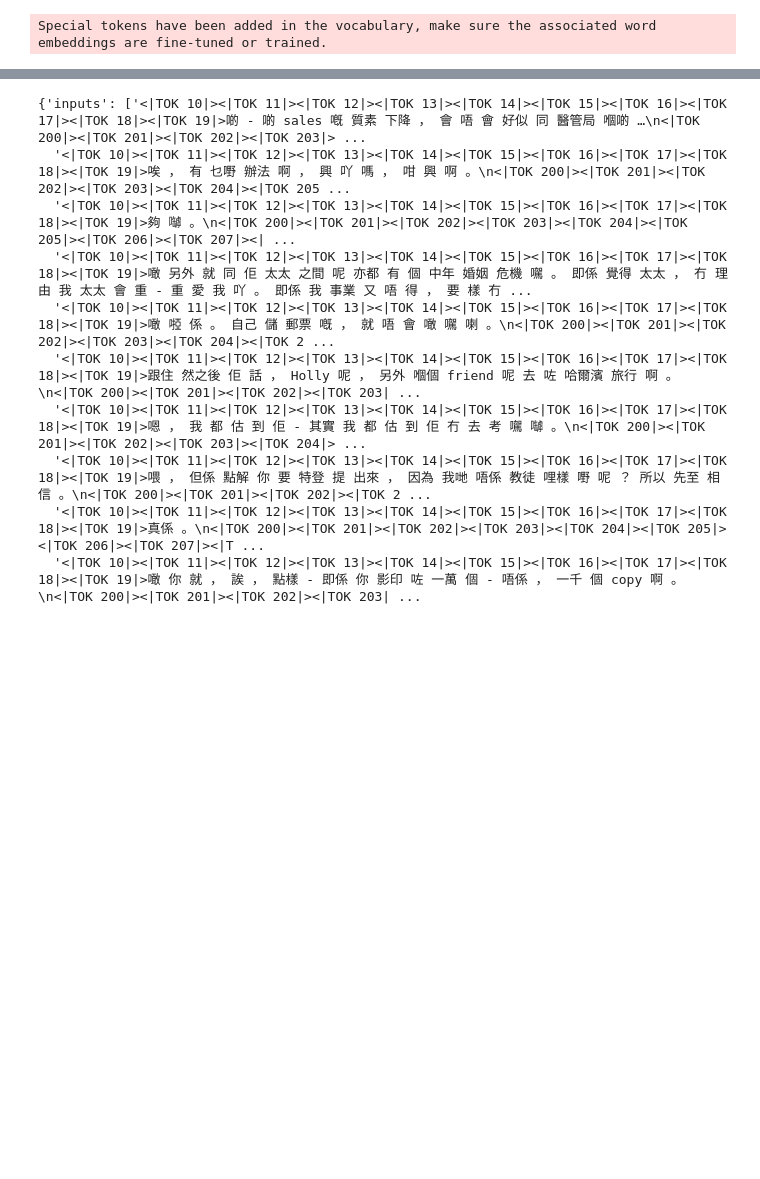
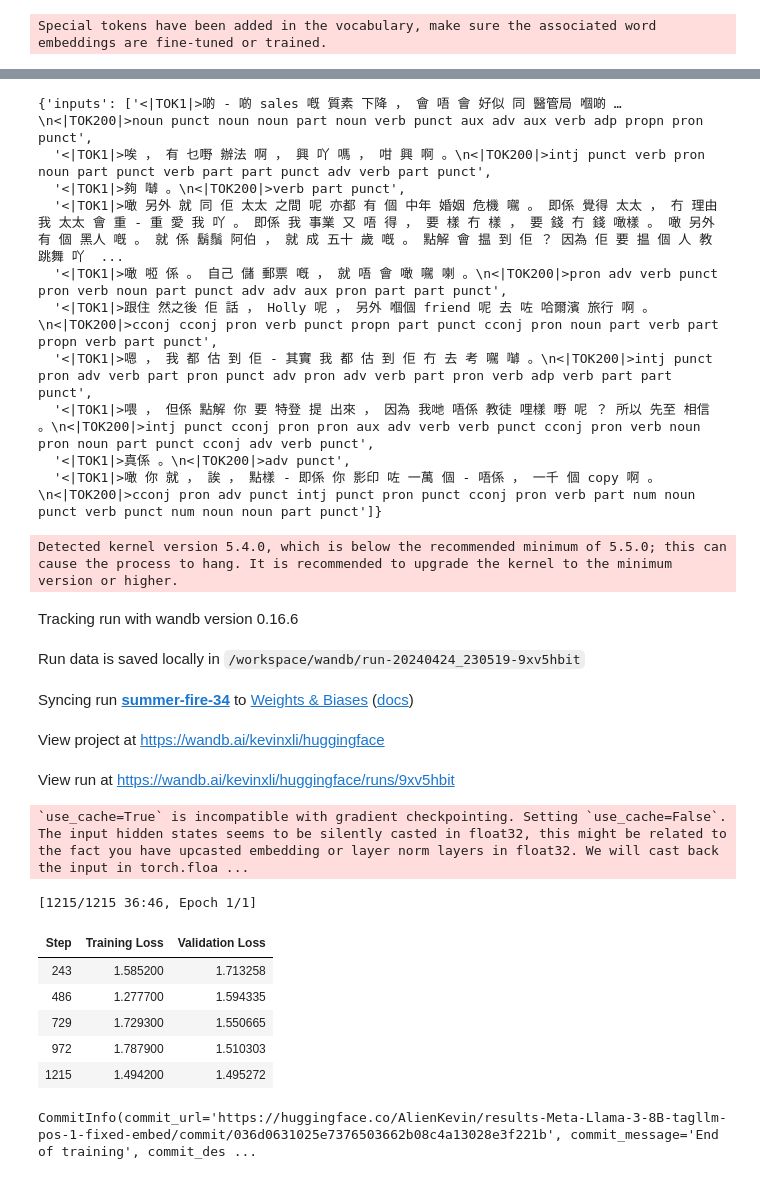
Before and after one commit to AlienKevin/tagllm, a Jupyter notebook: tagllm-pos.ipynb, the cells around one changed output, grey strips where cells are left out. Saved outputs shown, nothing was run; the diff lists cells and outputs as text; code cells hidden in the pictures; blank space fills up the shorter version.

```diff
--- a/tagllm-pos.ipynb
+++ b/tagllm-pos.ipynb
@@ -33,8 +33,8 @@ from trl import SFTTrainer
 
 # Model
 base_model = "meta-llama/Meta-Llama-3-8B"
-base2_model = "AlienKevin/Meta-Llama-3-8B-tagllm-lang-10"
-new_model = "Meta-Llama-3-8B-tagllm-pos-10"
+base2_model = "AlienKevin/Meta-Llama-3-8B-tagllm-lang-1-fixed-embed"
+new_model = "Meta-Llama-3-8B-tagllm-pos-1-fixed-embed"
 
 # Defined in the secrets tab in Google Colab
 wb_token = '1d395c70839c926f2dce7fc9403ad88f09e490ba'
@@ -69,14 +69,15 @@ peft_config = LoraConfig(
     lora_dropout=0.05,
     bias="none",
     task_type="CAUSAL_LM",
-    target_modules=['embed_tokens', 'up_proj', 'down_proj', 'gate_proj', 'k_proj', 'q_proj', 'v_proj', 'o_proj']
+    target_modules=['up_proj', 'down_proj', 'gate_proj', 'k_proj', 'q_proj', 'v_proj', 'o_proj']
 )
 
-num_token_per_tag = 10
-pos_tokens = [f'<|TOK {i}|>' for i in range(200, 200 + num_token_per_tag)]
+num_token_per_tag = 1
+lang_tokens = ['<|TOK0|>', '<|TOK1|>', '<|TOK2|>']
+pos_tokens = ['<|TOK200|>']
 
 # Load tokenizer
-tokenizer = AutoTokenizer.from_pretrained(base2_model, additional_special_tokens=pos_tokens)
+tokenizer = AutoTokenizer.from_pretrained(base2_model, additional_special_tokens=lang_tokens + pos_tokens)
 
 model = AutoModelForCausalLM.from_pretrained(
     base_model,
@@ -194,16 +194,16 @@ train_dataset[:10]
 # %%
 eval_dataset[:10]
 # %% [output]
-{'inputs': ['<|TOK 10|><|TOK 11|><|TOK 12|><|TOK 13|><|TOK 14|><|TOK 15|><|TOK 16|><|TOK 17|><|TOK 18|><|TOK 19|>啲 - 啲 sales 嘅 質素 下降 ， 會 唔 會 好似 同 醫管局 嗰啲 …\n<|TOK 200|><|TOK 201|><|TOK 202|><|TOK 203|> ...
-  '<|TOK 10|><|TOK 11|><|TOK 12|><|TOK 13|><|TOK 14|><|TOK 15|><|TOK 16|><|TOK 17|><|TOK 18|><|TOK 19|>唉 ， 有 乜嘢 辦法 啊 ， 興 吖 嗎 ， 咁 興 啊 。\n<|TOK 200|><|TOK 201|><|TOK 202|><|TOK 203|><|TOK 204|><|TOK 205 ...
-  '<|TOK 10|><|TOK 11|><|TOK 12|><|TOK 13|><|TOK 14|><|TOK 15|><|TOK 16|><|TOK 17|><|TOK 18|><|TOK 19|>夠 嚹 。\n<|TOK 200|><|TOK 201|><|TOK 202|><|TOK 203|><|TOK 204|><|TOK 205|><|TOK 206|><|TOK 207|><| ...
-  '<|TOK 10|><|TOK 11|><|TOK 12|><|TOK 13|><|TOK 14|><|TOK 15|><|TOK 16|><|TOK 17|><|TOK 18|><|TOK 19|>噉 另外 就 同 佢 太太 之間 呢 亦都 有 個 中年 婚姻 危機 𡃉 。 即係 覺得 太太 ， 冇 理由 我 太太 會 重 - 重 愛 我 吖 。 即係 我 事業 又 唔 得 ， 要 樣 冇 ...
-  '<|TOK 10|><|TOK 11|><|TOK 12|><|TOK 13|><|TOK 14|><|TOK 15|><|TOK 16|><|TOK 17|><|TOK 18|><|TOK 19|>噉 𠻺 係 。 自己 儲 郵票 嘅 ， 就 唔 會 噉 𡃉 喇 。\n<|TOK 200|><|TOK 201|><|TOK 202|><|TOK 203|><|TOK 204|><|TOK 2 ...
-  '<|TOK 10|><|TOK 11|><|TOK 12|><|TOK 13|><|TOK 14|><|TOK 15|><|TOK 16|><|TOK 17|><|TOK 18|><|TOK 19|>跟住 然之後 佢 話 ， Holly 呢 ， 另外 嗰個 friend 呢 去 咗 哈爾濱 旅行 啊 。\n<|TOK 200|><|TOK 201|><|TOK 202|><|TOK 203| ...
-  '<|TOK 10|><|TOK 11|><|TOK 12|><|TOK 13|><|TOK 14|><|TOK 15|><|TOK 16|><|TOK 17|><|TOK 18|><|TOK 19|>嗯 ， 我 都 估 到 佢 - 其實 我 都 估 到 佢 冇 去 考 𡃉 嚹 。\n<|TOK 200|><|TOK 201|><|TOK 202|><|TOK 203|><|TOK 204|> ...
-  '<|TOK 10|><|TOK 11|><|TOK 12|><|TOK 13|><|TOK 14|><|TOK 15|><|TOK 16|><|TOK 17|><|TOK 18|><|TOK 19|>喂 ， 但係 點解 你 要 特登 提 出來 ， 因為 我哋 唔係 教徒 哩樣 嘢 呢 ？ 所以 先至 相信 。\n<|TOK 200|><|TOK 201|><|TOK 202|><|TOK 2 ...
-  '<|TOK 10|><|TOK 11|><|TOK 12|><|TOK 13|><|TOK 14|><|TOK 15|><|TOK 16|><|TOK 17|><|TOK 18|><|TOK 19|>真係 。\n<|TOK 200|><|TOK 201|><|TOK 202|><|TOK 203|><|TOK 204|><|TOK 205|><|TOK 206|><|TOK 207|><|T ...
-  '<|TOK 10|><|TOK 11|><|TOK 12|><|TOK 13|><|TOK 14|><|TOK 15|><|TOK 16|><|TOK 17|><|TOK 18|><|TOK 19|>噉 你 就 ， 誒 ， 點樣 - 即係 你 影印 咗 一萬 個 - 唔係 ， 一千 個 copy 啊 。\n<|TOK 200|><|TOK 201|><|TOK 202|><|TOK 203| ...
+{'inputs': ['<|TOK1|>啲 - 啲 sales 嘅 質素 下降 ， 會 唔 會 好似 同 醫管局 嗰啲 …\n<|TOK200|>noun punct noun noun part noun verb punct aux adv aux verb adp propn pron punct',
+  '<|TOK1|>唉 ， 有 乜嘢 辦法 啊 ， 興 吖 嗎 ， 咁 興 啊 。\n<|TOK200|>intj punct verb pron noun part punct verb part part punct adv verb part punct',
+  '<|TOK1|>夠 嚹 。\n<|TOK200|>verb part punct',
+  '<|TOK1|>噉 另外 就 同 佢 太太 之間 呢 亦都 有 個 中年 婚姻 危機 𡃉 。 即係 覺得 太太 ， 冇 理由 我 太太 會 重 - 重 愛 我 吖 。 即係 我 事業 又 唔 得 ， 要 樣 冇 樣 ， 要 錢 冇 錢 噉樣 。 噉 另外 有 個 黑人 嘅 。 就 係 鬍鬚 阿伯 ， 就 成 五十 歲 嘅 。 點解 會 揾 到 佢 ？ 因為 佢 要 揾 個 人 教 跳舞 吖  ...
+  '<|TOK1|>噉 𠻺 係 。 自己 儲 郵票 嘅 ， 就 唔 會 噉 𡃉 喇 。\n<|TOK200|>pron adv verb punct pron verb noun part punct adv adv aux pron part part punct',
+  '<|TOK1|>跟住 然之後 佢 話 ， Holly 呢 ， 另外 嗰個 friend 呢 去 咗 哈爾濱 旅行 啊 。\n<|TOK200|>cconj cconj pron verb punct propn part punct cconj pron noun part verb part propn verb part punct',
+  '<|TOK1|>嗯 ， 我 都 估 到 佢 - 其實 我 都 估 到 佢 冇 去 考 𡃉 嚹 。\n<|TOK200|>intj punct pron adv verb part pron punct adv pron adv verb part pron verb adp verb part part punct',
+  '<|TOK1|>喂 ， 但係 點解 你 要 特登 提 出來 ， 因為 我哋 唔係 教徒 哩樣 嘢 呢 ？ 所以 先至 相信 。\n<|TOK200|>intj punct cconj pron pron aux adv verb verb punct cconj pron verb noun pron noun part punct cconj adv verb punct',
+  '<|TOK1|>真係 。\n<|TOK200|>adv punct',
+  '<|TOK1|>噉 你 就 ， 誒 ， 點樣 - 即係 你 影印 咗 一萬 個 - 唔係 ， 一千 個 copy 啊 。\n<|TOK200|>cconj pron adv punct intj punct pron punct cconj pron verb part num noun punct verb punct num noun noun part punct']}
 # %%
 # Used to suppress:
 # Asking to pad but the tokenizer does not have a padding token. Please select a token to use as `pad_token` `(tokenizer.pad_token = tokenizer.eos_token e.g.)` or add a new pad token via `tokenizer.add_special_tokens({'pad_token': '[PAD]'})`.
@@ -211,29 +211,46 @@ tokenizer.pad_token = tokenizer.eos_token
 # %%
 args = TrainingArguments(
     learning_rate=5e-05,
     lr_scheduler_type="linear",
-    per_device_train_batch_size=4,
-    per_device_eval_batch_size=4,
+    per_device_train_batch_size=8,
+    per_device_eval_batch_size=8,
     gradient_accumulation_steps=1,
     optim="paged_adamw_8bit",
     num_train_epochs=1,
     evaluation_strategy="steps",
     eval_steps=0.2,
+    save_steps=0.2,
     logging_steps=1,
     warmup_steps=10,
     report_to="wandb",
     output_dir=f"./results-{new_model}/",
 )
 
 trainer = SFTTrainer(
     model=model,
     args=args,
     max_seq_length=512,
     train_dataset=train_dataset,
     eval_dataset=eval_dataset,
     dataset_text_field="inputs",
     tokenizer=tokenizer,
     peft_config=peft_config,
 )
 trainer.train()
 trainer.save_model(new_model)
+# %% [output]
+Detected kernel version 5.4.0, which is below the recommended minimum of 5.5.0; this can cause the process to hang. It is recommended to upgrade the kernel to the minimum version or higher.
+Tracking run with wandb version 0.16.6
+Run data is saved locally in /workspace/wandb/run-20240424_230519-9xv5hbit
+Syncing run summer-fire-34 to Weights & Biases (docs)
+View project at https://wandb.ai/kevinxli/huggingface
+View run at https://wandb.ai/kevinxli/huggingface/runs/9xv5hbit
+`use_cache=True` is incompatible with gradient checkpointing. Setting `use_cache=False`.
+The input hidden states seems to be silently casted in float32, this might be related to the fact you have upcasted embedding or layer norm layers in float32. We will cast back the input in torch.floa ...
+[1215/1215 36:46, Epoch 1/1]
+| Step | Training Loss | Validation Loss |
+| 243 | 1.585200 | 1.713258 |
+| 486 | 1.277700 | 1.594335 |
+| 729 | 1.729300 | 1.550665 |
+| 972 | 1.787900 | 1.510303 |
+| 1215 | 1.494200 | 1.495272 |
@@ -244,0 +257,4 @@ torch.cuda.empty_cache()
+# %%
+trainer.push_to_hub()
+# %% [output]
+CommitInfo(commit_url='https://huggingface.co/AlienKevin/results-Meta-Llama-3-8B-tagllm-pos-1-fixed-embed/commit/036d0631025e7376503662b08c4a13028e3f221b', commit_message='End of training', commit_des ...
```
Also changed, not shown: parts of 6 cells of this notebook, 3 other files.
